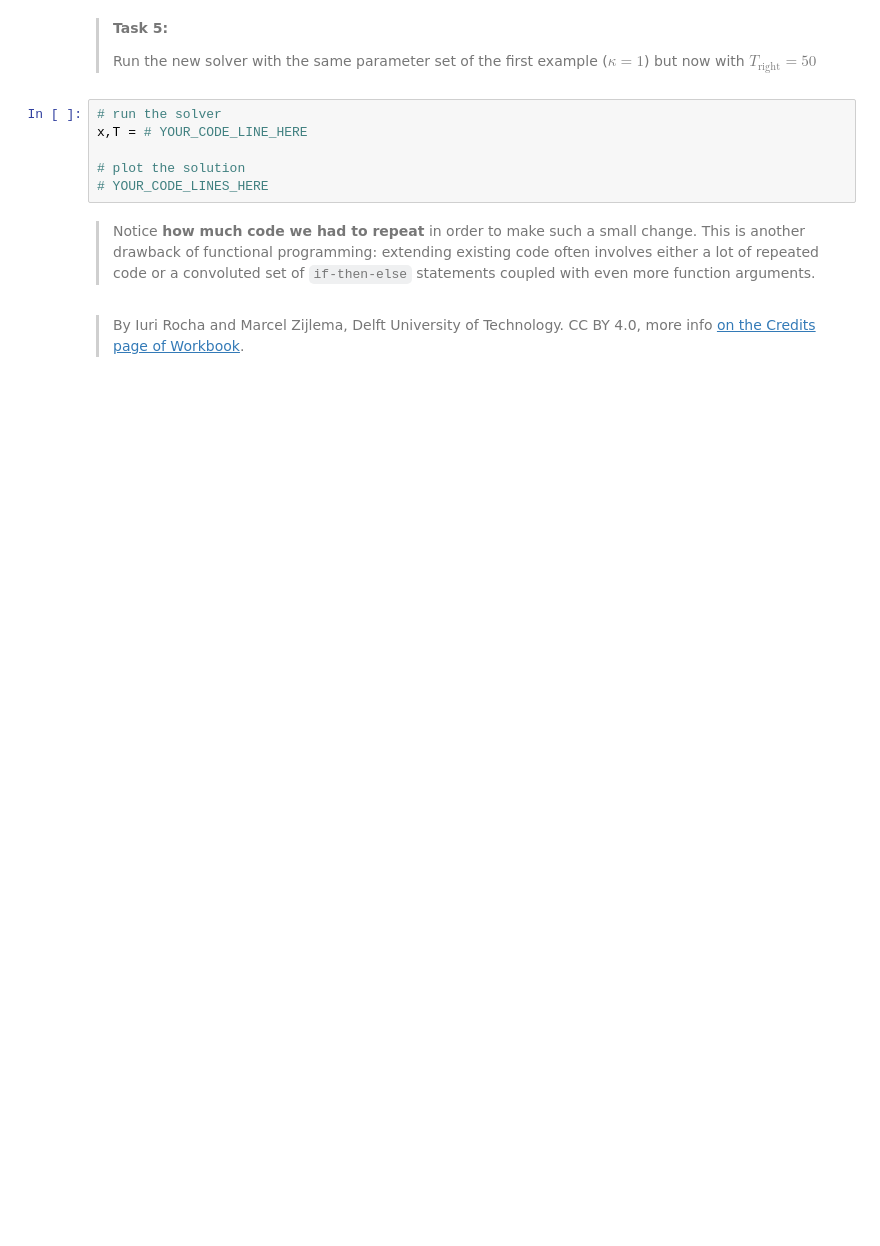
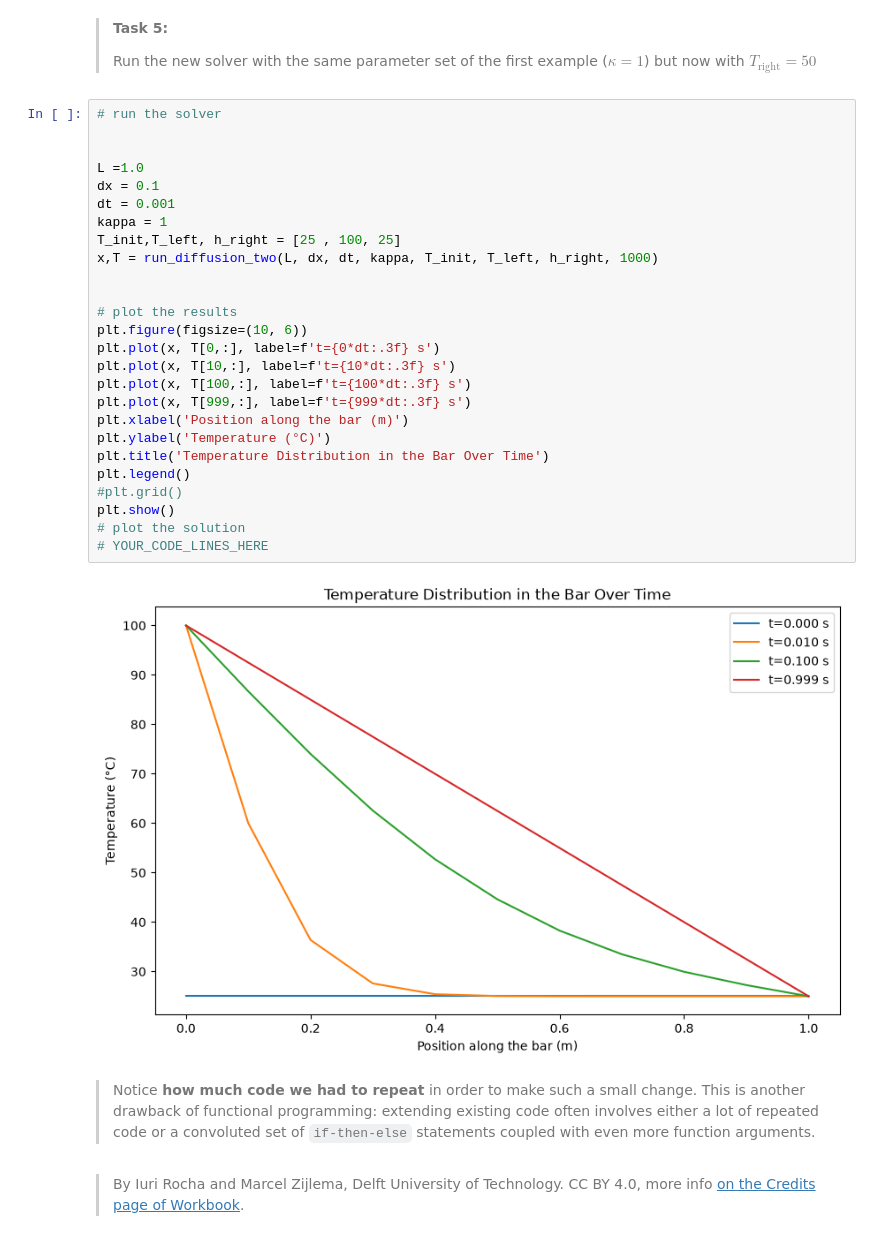
Before and after one commit to fabtapiarodriguez-cloud/Q2, a Jupyter notebook: Week_01/all_files_PA_2_1/1_functional.ipynb, the cells around one changed output. Drawn from its saved outputs; the diff is of its cells as text; blank space fills up the shorter version.

Commit message:
Changes in Diffusion OO

```diff
--- a/Week_01/all_files_PA_2_1/1_functional.ipynb
+++ b/Week_01/all_files_PA_2_1/1_functional.ipynb
@@ -147,12 +173,34 @@ def run_diffusion_two(
 > **Task 5:**
 >
 > Run the new solver with the same parameter set of the first example ($\kappa=1$) but now with $T_\mathrm{right}=50$
-# %%
-# run the solver
-x,T = # YOUR_CODE_LINE_HERE
-
-# plot the solution
-# YOUR_CODE_LINES_HERE
+# %%
+# run the solver
+
+
+L =1.0
+dx = 0.1
+dt = 0.001
+kappa = 1
+T_init,T_left, h_right = [25 , 100, 25]
+x,T = run_diffusion_two(L, dx, dt, kappa, T_init, T_left, h_right, 1000)
+
+
+# plot the results
+plt.figure(figsize=(10, 6))
+plt.plot(x, T[0,:], label=f't={0*dt:.3f} s')
+plt.plot(x, T[10,:], label=f't={10*dt:.3f} s')
+plt.plot(x, T[100,:], label=f't={100*dt:.3f} s')
+plt.plot(x, T[999,:], label=f't={999*dt:.3f} s')
+plt.xlabel('Position along the bar (m)')
+plt.ylabel('Temperature (°C)')
+plt.title('Temperature Distribution in the Bar Over Time')
+plt.legend()
+#plt.grid()
+plt.show()
+# plot the solution
+# YOUR_CODE_LINES_HERE
+# %% [output]
+[figure, added]
 # %% [markdown]
 > Notice **how much code we had to repeat** in order to make such a small change. This is another drawback of functional programming: extending existing code often involves either a lot of repeated code or a convoluted set of `if-then-else` statements coupled with even more function arguments.
 # %% [markdown]
```
Also changed, not shown: parts of 2 cells of this notebook, 2 other files.
